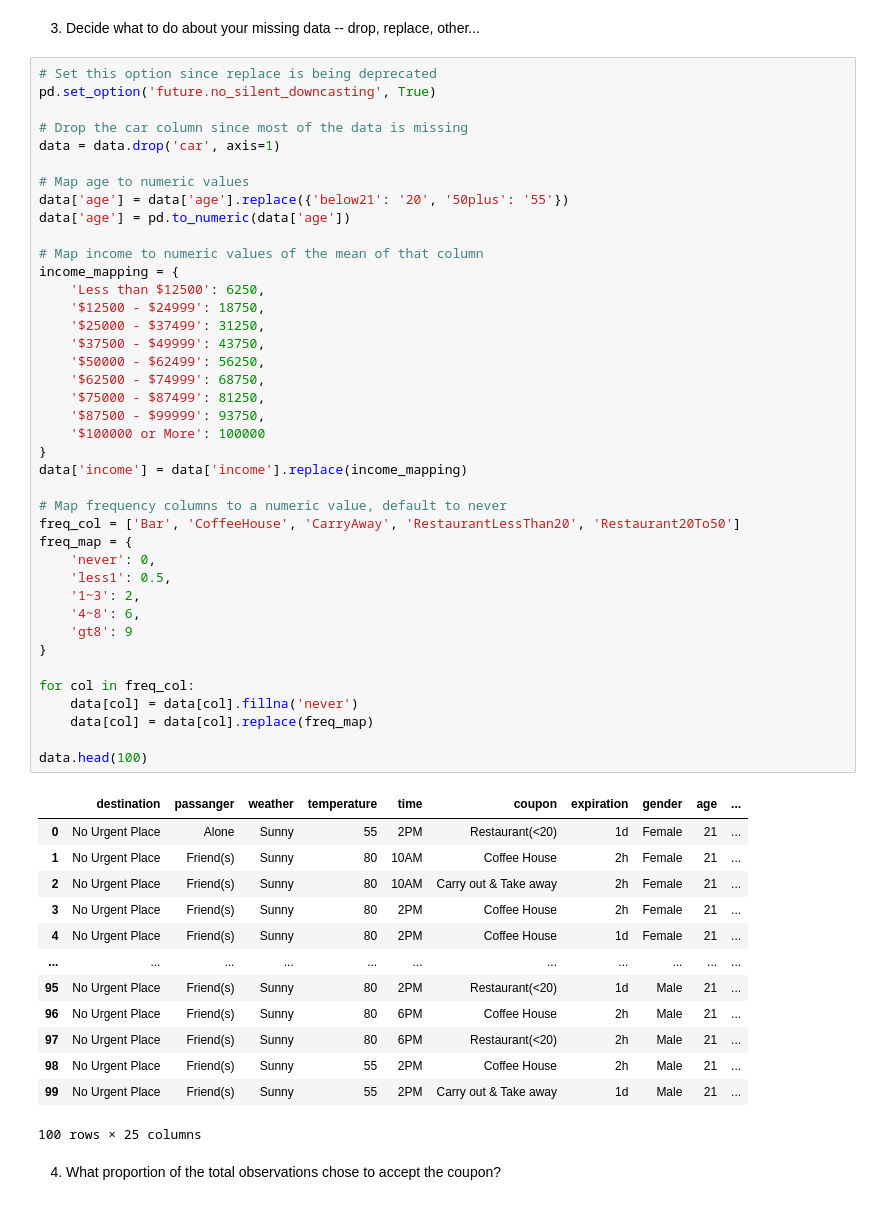
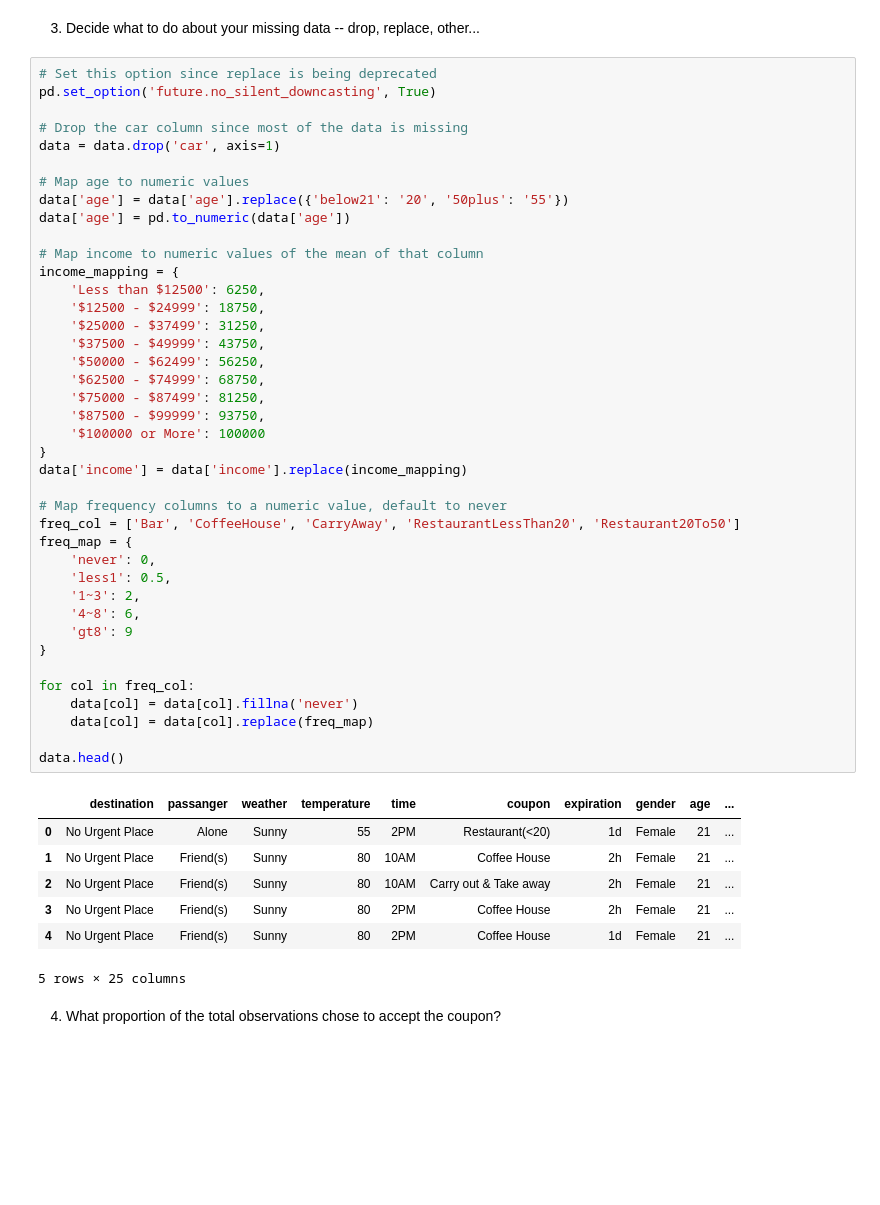
Before and after one commit to cmillsLA/ucb_module_5, a Jupyter notebook: prompt.ipynb, the cells around one changed output. Saved outputs shown, nothing was run; the diff lists cells and outputs as text; blank space fills up the shorter version.

```diff
--- a/prompt.ipynb
+++ b/prompt.ipynb
@@ -135,41 +129,35 @@ income_mapping = {
     '$37500 - $49999': 43750,
     '$50000 - $62499': 56250,
     '$62500 - $74999': 68750,
     '$75000 - $87499': 81250,
     '$87500 - $99999': 93750,
     '$100000 or More': 100000
 }
 data['income'] = data['income'].replace(income_mapping)
 
 # Map frequency columns to a numeric value, default to never
 freq_col = ['Bar', 'CoffeeHouse', 'CarryAway', 'RestaurantLessThan20', 'Restaurant20To50']
 freq_map = {
     'never': 0,
     'less1': 0.5,
     '1~3': 2,
     '4~8': 6,
     'gt8': 9
 }
 
 for col in freq_col:
     data[col] = data[col].fillna('never')
     data[col] = data[col].replace(freq_map)
 
-data.head(100)
+data.head()
 # %% [output]
 |  | destination | passanger | weather | temperature | time | coupon | expiration | gender | age | ... |
 | 0 | No Urgent Place | Alone | Sunny | 55 | 2PM | Restaurant(<20) | 1d | Female | 21 | ... |
 | 1 | No Urgent Place | Friend(s) | Sunny | 80 | 10AM | Coffee House | 2h | Female | 21 | ... |
 | 2 | No Urgent Place | Friend(s) | Sunny | 80 | 10AM | Carry out & Take away | 2h | Female | 21 | ... |
 | 3 | No Urgent Place | Friend(s) | Sunny | 80 | 2PM | Coffee House | 2h | Female | 21 | ... |
 | 4 | No Urgent Place | Friend(s) | Sunny | 80 | 2PM | Coffee House | 1d | Female | 21 | ... |
-| ... | ... | ... | ... | ... | ... | ... | ... | ... | ... | ... |
-| 95 | No Urgent Place | Friend(s) | Sunny | 80 | 2PM | Restaurant(<20) | 1d | Male | 21 | ... |
-| 96 | No Urgent Place | Friend(s) | Sunny | 80 | 6PM | Coffee House | 2h | Male | 21 | ... |
-| 97 | No Urgent Place | Friend(s) | Sunny | 80 | 6PM | Restaurant(<20) | 2h | Male | 21 | ... |
-| 98 | No Urgent Place | Friend(s) | Sunny | 55 | 2PM | Coffee House | 2h | Male | 21 | ... |
-| 99 | No Urgent Place | Friend(s) | Sunny | 55 | 2PM | Carry out & Take away | 1d | Male | 21 | ... |
-100 rows × 25 columns
+5 rows × 25 columns
 # %% [markdown]
 4. What proportion of the total observations chose to accept the coupon?
 # %%
```
Also changed, not shown: parts of 8 cells of this notebook.
